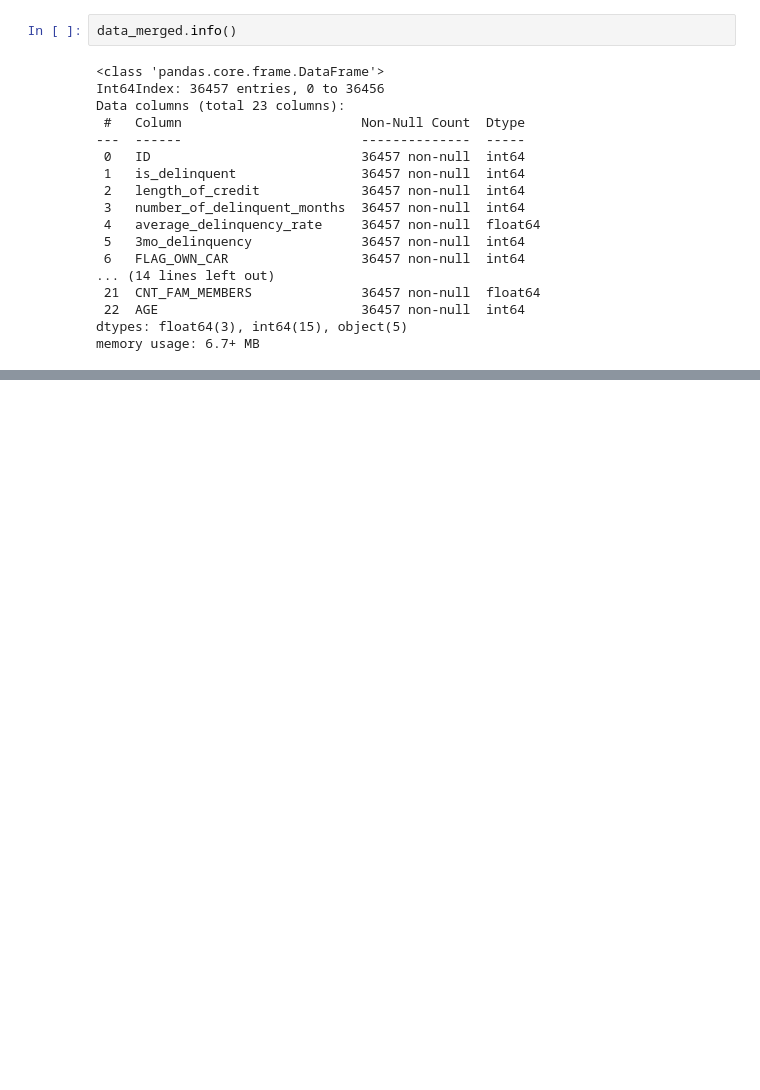
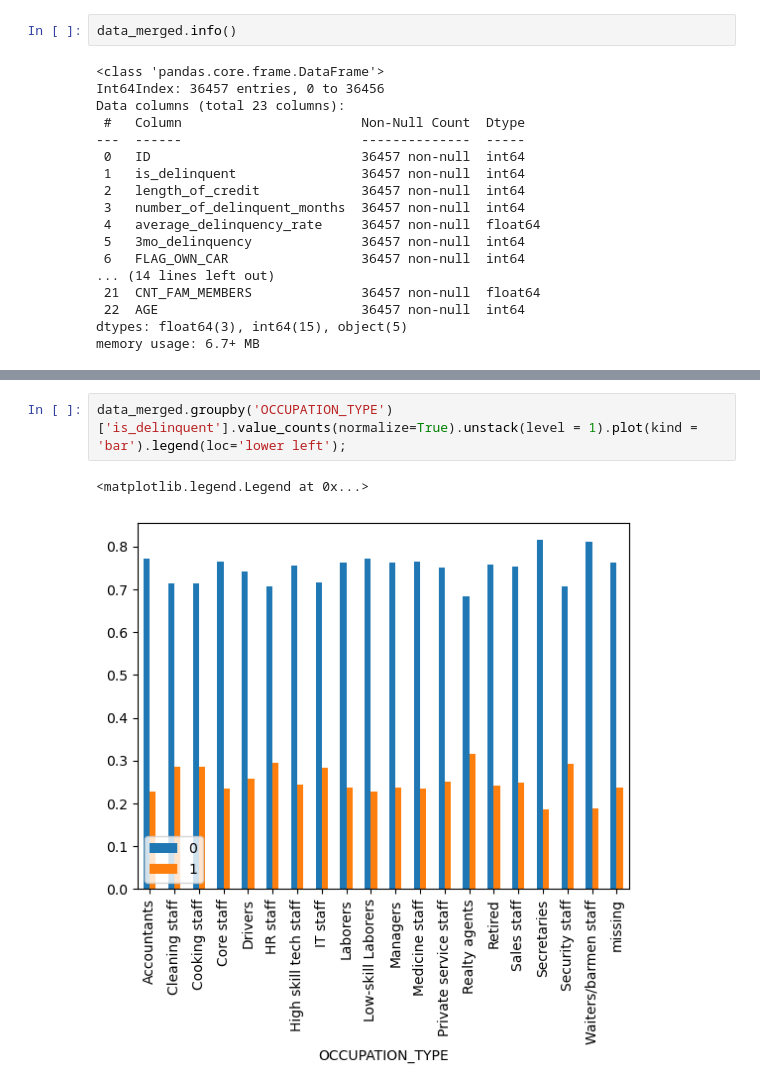
Before and after one commit to gabrielafichtner/credit-card-delinquency, a Jupyter notebook: Notebooks/01 - EDA.ipynb, the cells around one changed output, grey strips where cells are left out. Drawn from its saved outputs; the diff is of its cells as text; blank space fills up the shorter version.

```diff
--- a/Notebooks/01 - EDA.ipynb
+++ b/Notebooks/01 - EDA.ipynb
@@ -468,0 +508,5 @@ memory usage: 6.7+ MB
+# %%
+data_merged.groupby('OCCUPATION_TYPE')['is_delinquent'].value_counts(normalize=True).unstack(level = 1).plot(kind = 'bar').legend(loc='lower left');
+# %% [output]
+<matplotlib.legend.Legend at 0x...>
+[figure, added]
```
Also changed, not shown: parts of 12 cells of this notebook.
